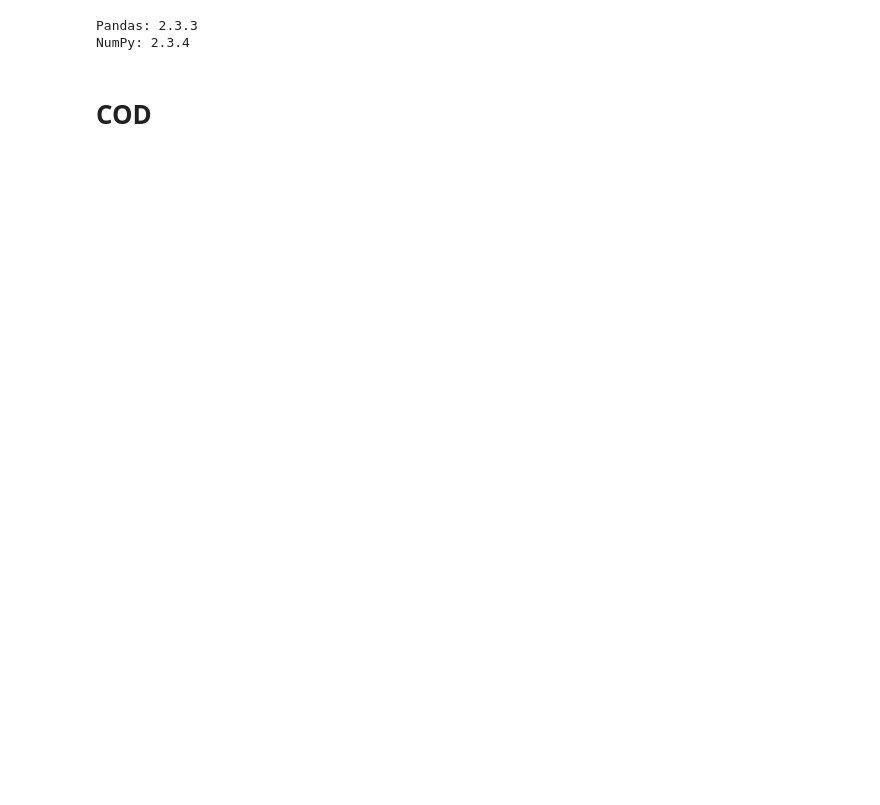
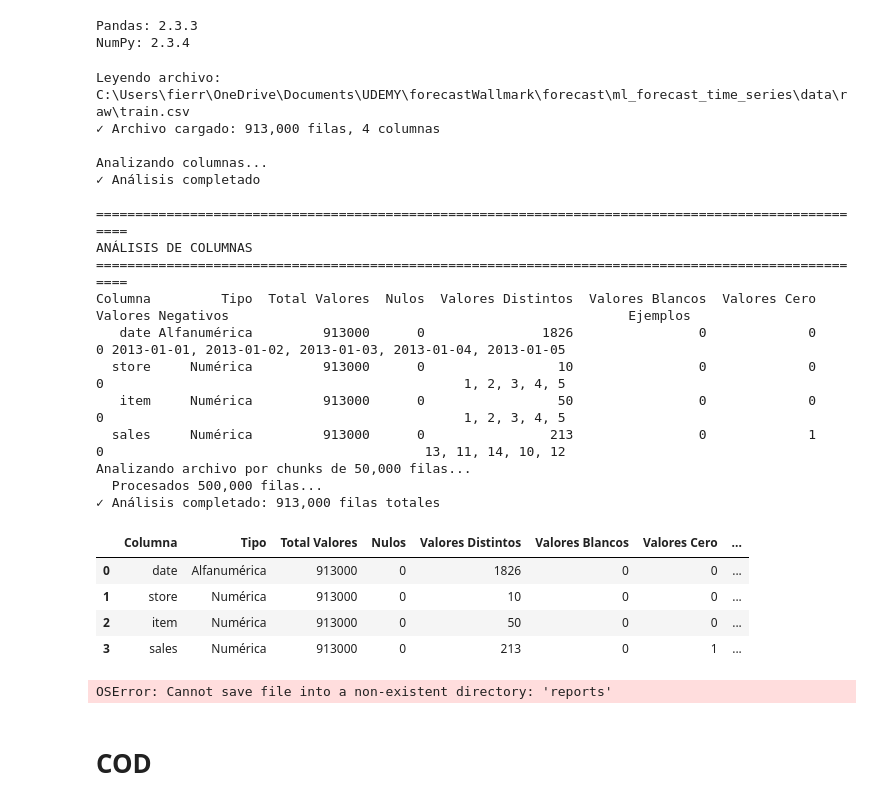
Before and after one commit to sevid42/ml_forecast_time_series, a Jupyter notebook: notebooks/0 revisar_instalacion.ipynb, the cells around one changed output. Drawn from its saved outputs; the diff is of its cells as text; code cells hidden in the pictures; blank space fills up the shorter version.

```diff
--- a/notebooks/0 revisar_instalacion.ipynb
+++ b/notebooks/0 revisar_instalacion.ipynb
@@ -222,35 +222,59 @@ def analizar_csv_chunked(ruta_archivo, chunksize=10000, separador=',', encoding=
             'Valores Distintos': len(col_stats['valores_unicos']),
             'Valores Blancos': int(col_stats['blancos']),
             'Valores Cero': int(col_stats['ceros']),
             'Valores Negativos': int(col_stats['negativos']),
             'Ejemplos': ', '.join(map(str, col_stats['ejemplos'][:5]))
         })
 
     return pd.DataFrame(resultados)
 
 
 # ============================================
 # EJEMPLO DE USO
 # ============================================
 
 if __name__ == "__main__":
 
     # ===== PARA ARCHIVOS NORMALES (< 1 GB) =====
     ruta_csv = 'C:\\Users\\fierr\\OneDrive\\Documents\\UDEMY\\forecastWallmark\\forecast\\ml_forecast_time_series\\data\\raw\\train.csv'
     df_original, df_analisis = analizar_csv(ruta_csv)
 
     print("=" * 100)
     print("ANÁLISIS DE COLUMNAS")
     print("=" * 100)
     print(df_analisis.to_string(index=False))
 
     # ===== PARA ARCHIVOS GRANDES (> 1 GB) =====
-    # df_analisis = analizar_csv_chunked(ruta_csv, chunksize=50000)
-    # print(df_analisis.to_string(index=False))
+    df_analisis = analizar_csv_chunked(ruta_csv, chunksize=50000)
+    display(df_analisis)
 
     # Guardar resultado
     df_analisis.to_csv('reports/analisis_columnas.csv', index=False)
     print("\n✓ Análisis guardado en: reports/analisis_columnas.csv")
+# %% [output]
+Leyendo archivo: C:\Users\fierr\OneDrive\Documents\UDEMY\forecastWallmark\forecast\ml_forecast_time_series\data\raw\train.csv
+✓ Archivo cargado: 913,000 filas, 4 columnas
+
+Analizando columnas...
+✓ Análisis completado
+
+====================================================================================================
+ANÁLISIS DE COLUMNAS
+====================================================================================================
+Columna         Tipo  Total Valores  Nulos  Valores Distintos  Valores Blancos  Valores Cero  Valores Negativos                                                   Ejemplos
+   date Alfanumérica         913000      0               1826                0             0                  0 2013-01-01, 2013-01-02, 2013-01-03, 2013-01-04, 2013-01-05
+  store     Numérica         913000      0                 10                0             0                  0                                              1, 2, 3, 4, 5
+   item     Numérica         913000      0                 50                0             0                  0                                              1, 2, 3, 4, 5
+  sales     Numérica         913000      0                213                0             1                  0                                         13, 11, 14, 10, 12
+Analizando archivo por chunks de 50,000 filas...
+  Procesados 500,000 filas...
+✓ Análisis completado: 913,000 filas totales
+|  | Columna | Tipo | Total Valores | Nulos | Valores Distintos | Valores Blancos | Valores Cero | ... |
+| 0 | date | Alfanumérica | 913000 | 0 | 1826 | 0 | 0 | ... |
+| 1 | store | Numérica | 913000 | 0 | 10 | 0 | 0 | ... |
+| 2 | item | Numérica | 913000 | 0 | 50 | 0 | 0 | ... |
+| 3 | sales | Numérica | 913000 | 0 | 213 | 0 | 1 | ... |
+OSError: Cannot save file into a non-existent directory: 'reports'
 # %%
 import pandas as pd
 import numpy as np
```
Also changed, not shown: parts of 5 cells of this notebook, 1 other file.
